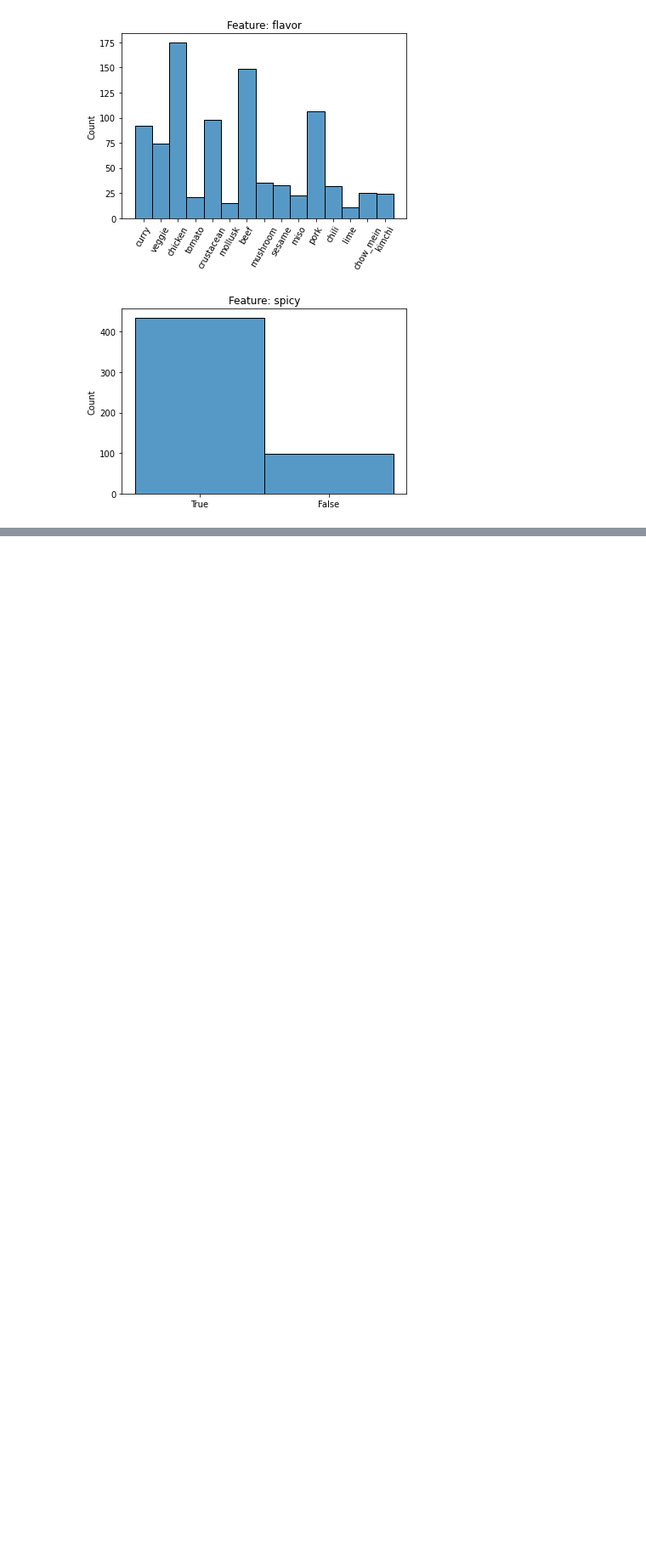
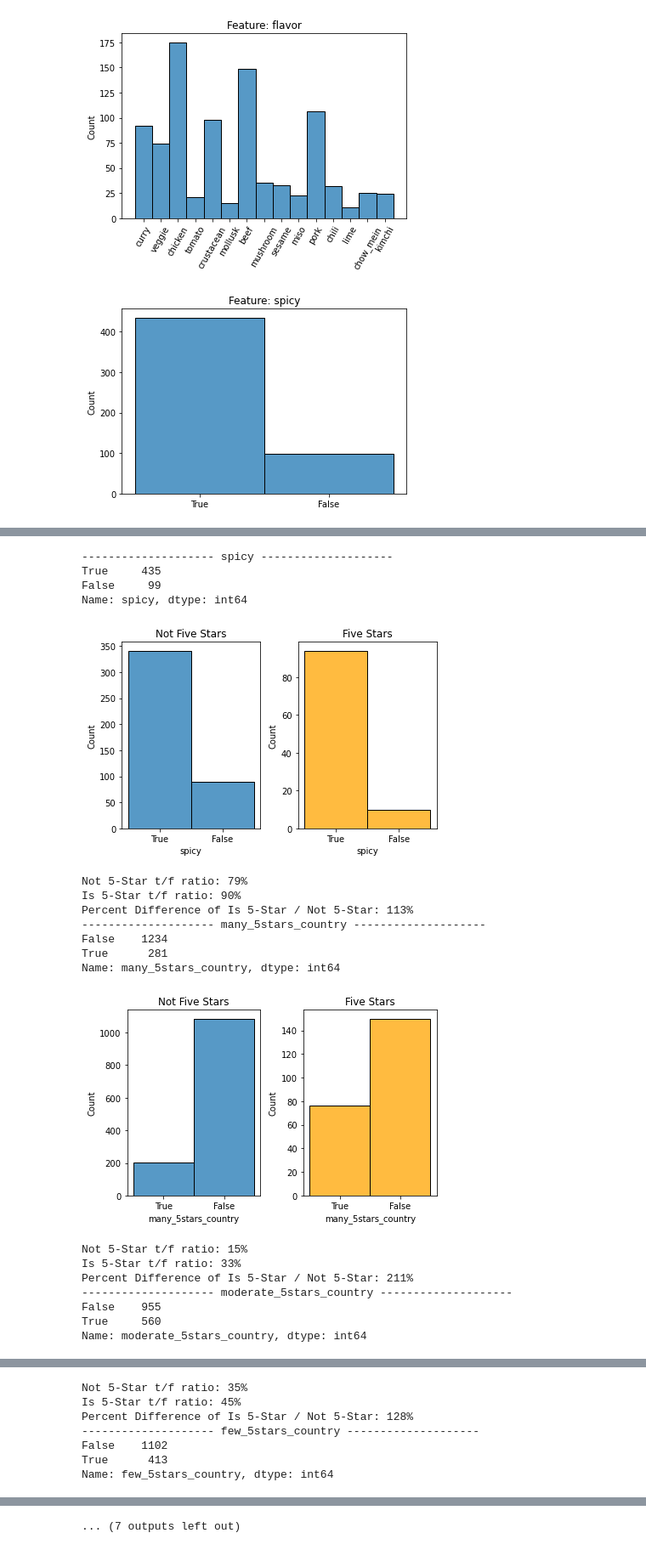
Before and after one commit to JacobPaxton/ramen-classification, a Jupyter notebook: final_notebook.ipynb, the cells around one changed output, grey strips where cells are left out. Shown at 85% size. Saved outputs shown, nothing was run; the diff lists cells and outputs as text; code cells hidden in the pictures; blank space fills up the shorter version.

```diff
--- a/final_notebook.ipynb
+++ b/final_notebook.ipynb
@@ -390,0 +408,3 @@ Using nothing more than analyzing ramen product names, I was able to build sever
+# %%
+train = explore.country_five_star_features(train)
+train.head(3)
@@ -390,0 +460,4 @@ Using nothing more than analyzing ramen product names, I was able to build sever
+# %%
+# bracket countries into high-, medium-, and low-proportion five star review brackets
+train = explore.flavor_five_star_features(train)
+train.head(3)
@@ -390,0 +474,25 @@ Using nothing more than analyzing ramen product names, I was able to build sever
+# %%
+# visualize target/non-target charts for each feature here
+# include exact numbers and proportions
+explore.bivariate_bars(train)
+# %% [output]
+-------------------- spicy --------------------
+True     435
+False     99
+Name: spicy, dtype: int64
+[figure, added]
+Not 5-Star t/f ratio: 79%
+Is 5-Star t/f ratio: 90%
+Percent Difference of Is 5-Star / Not 5-Star: 113%
+-------------------- many_5stars_country --------------------
+False    1234
+True      281
+Name: many_5stars_country, dtype: int64
+[figure, added]
+Not 5-Star t/f ratio: 15%
+Is 5-Star t/f ratio: 33%
+Percent Difference of Is 5-Star / Not 5-Star: 211%
+-------------------- moderate_5stars_country --------------------
+False    955
+True     560
+Name: moderate_5stars_country, dtype: int64
@@ -390,0 +500,7 @@ Using nothing more than analyzing ramen product names, I was able to build sever
+Not 5-Star t/f ratio: 35%
+Is 5-Star t/f ratio: 45%
+Percent Difference of Is 5-Star / Not 5-Star: 128%
+-------------------- few_5stars_country --------------------
+False    1102
+True      413
+Name: few_5stars_country, dtype: int64
@@ -390,0 +524 @@ Using nothing more than analyzing ramen product names, I was able to build sever
+... (7 outputs left out)
```
Also changed, not shown: parts of 60 cells of this notebook.
